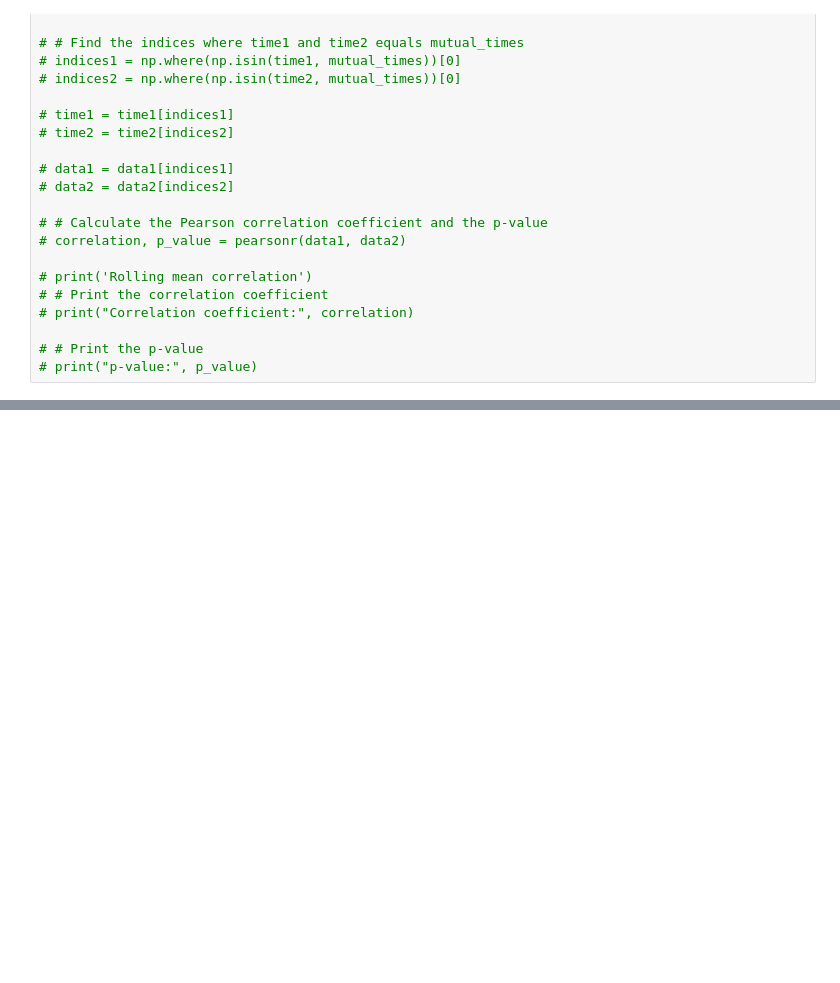
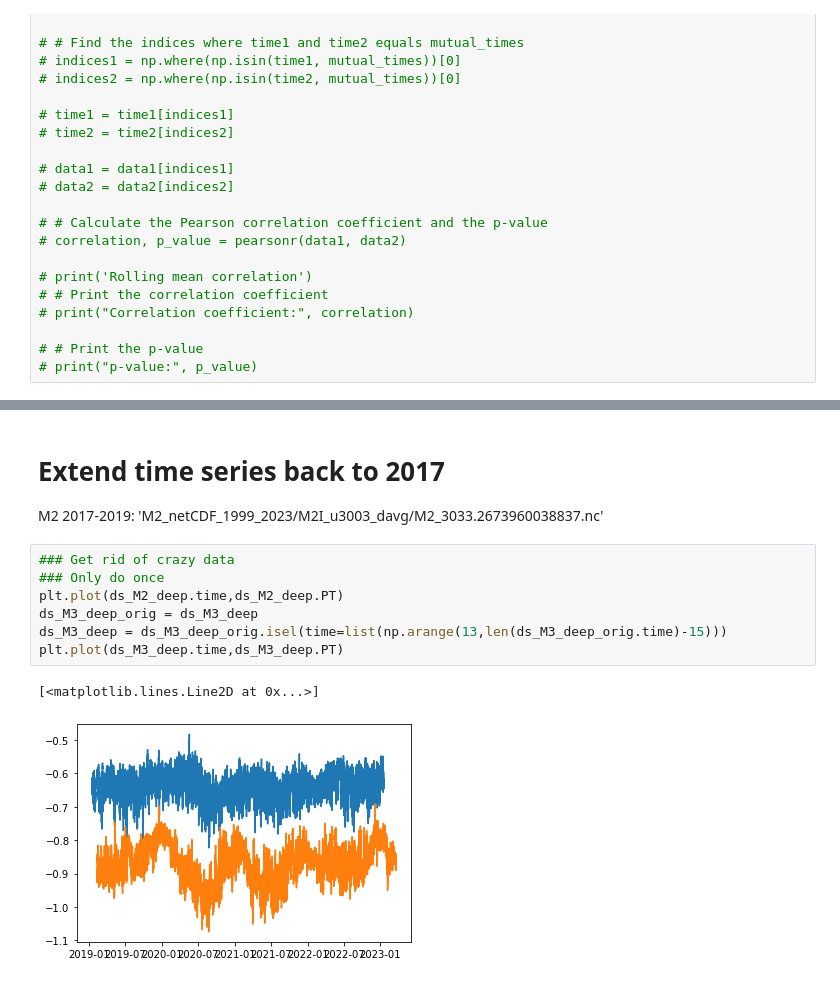
Before and after one commit to shannonbohman/Weddell_Timeseries, a Jupyter notebook: Weddell_July2023.ipynb, the cells around one changed output, grey strips where cells are left out. Drawn from its saved outputs; the diff is of its cells as text; blank space fills up the shorter version.

```diff
--- a/Weddell_July2023.ipynb
+++ b/Weddell_July2023.ipynb
@@ -1701,0 +2158,14 @@ p-value: 0.0
+# %% [markdown]
+# Extend time series back to 2017
+
+M2 2017-2019: 'M2_netCDF_1999_2023/M2I_u3003_davg/M2_3033.2673960038837.nc'
+# %%
+### Get rid of crazy data
+### Only do once
+plt.plot(ds_M2_deep.time,ds_M2_deep.PT)
+ds_M3_deep_orig = ds_M3_deep
+ds_M3_deep = ds_M3_deep_orig.isel(time=list(np.arange(13,len(ds_M3_deep_orig.time)-15)))
+plt.plot(ds_M3_deep.time,ds_M3_deep.PT)
+# %% [output]
+[<matplotlib.lines.Line2D at 0x...>]
+[figure, added]
```
Also changed, not shown: parts of 53 cells of this notebook.
